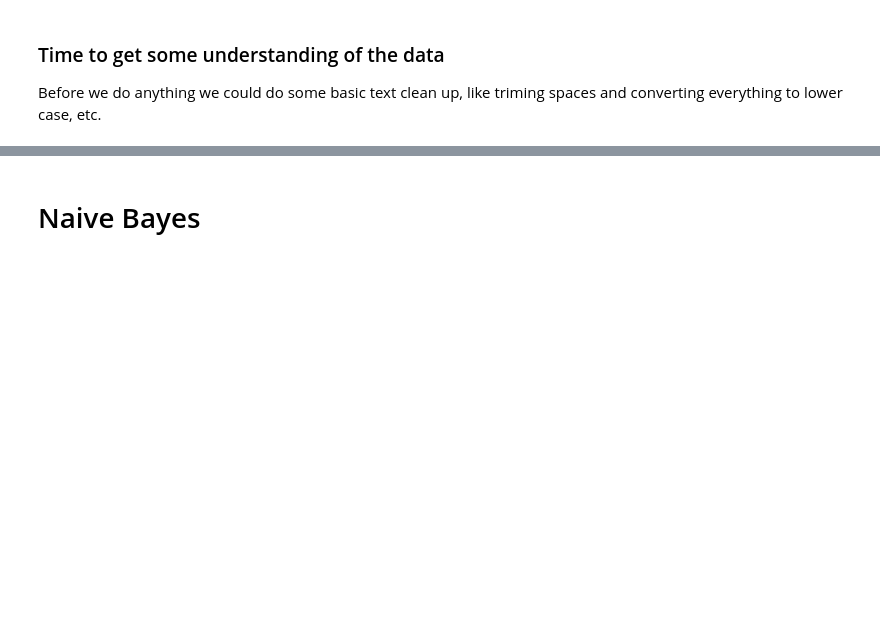
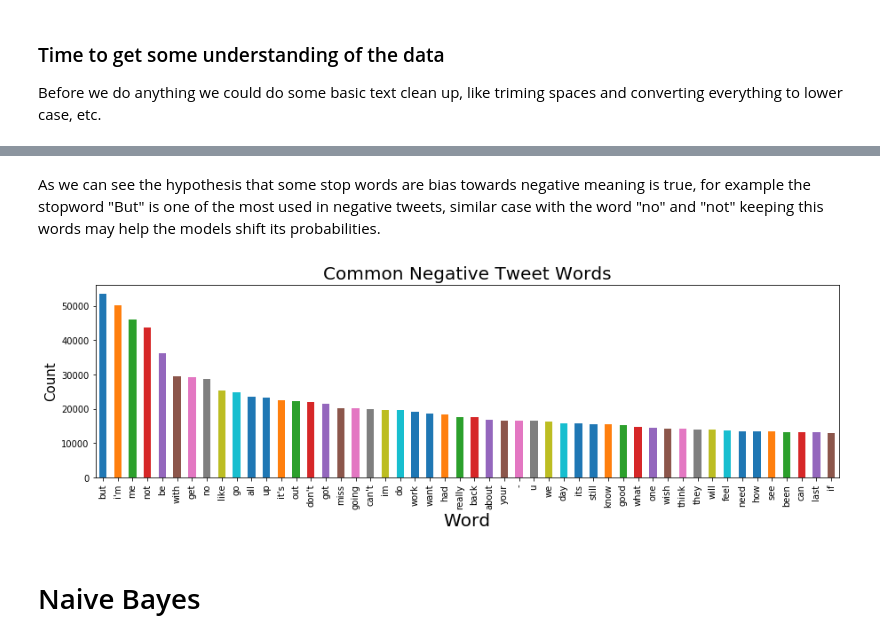
Before and after one commit to SergioRams/tweets_sentiment_analysis, a Jupyter notebook: tweet_sentiment_analysis.ipynb, the cells around one changed output, grey strips where cells are left out. Cells and saved outputs as stored; diff of their text form; code cells hidden in the pictures; blank space fills up the shorter version.

```diff
--- a/tweet_sentiment_analysis.ipynb
+++ b/tweet_sentiment_analysis.ipynb
@@ -157,0 +194,17 @@ data_exploration.head(10)
+# %% [markdown]
+As we can see the hypothesis that some stop words are bias towards negative meaning is true, for example the stopword "But" is one of the most used in negative tweets, similar case with the word "no" and "not" keeping this words may help the models shift its probabilities.
+# %%
+# get top most negative words in tweets
+positive_tweets = data_exploration['SentimentText'][data_exploration['Sentiment']==0]
+top_words = pd.Series(' '.join(positive_tweets).split()).value_counts()[:top_n]
+
+# ploting top words
+plt.figure(figsize=(15, 4))
+top_words.plot.bar()
+plt.title('Common Negative Tweet Words', fontsize=20)
+plt.xlabel('Word', fontsize=20)
+plt.ylabel('Count', fontsize=15)
+
+plt.show()
+# %% [output]
+[figure, added]
```
Also changed, not shown: parts of 9 cells of this notebook.
